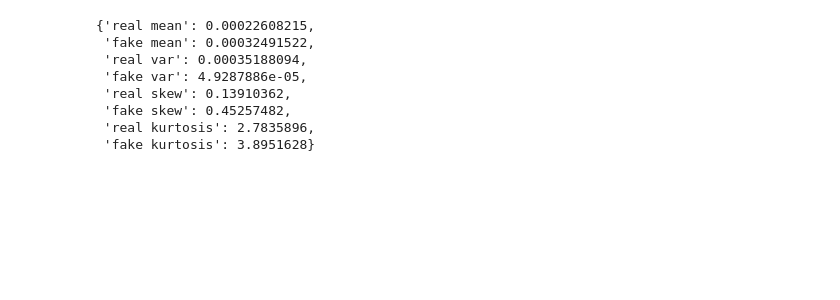
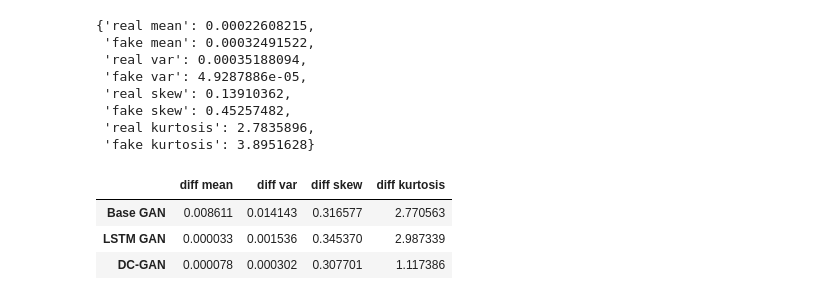
Before and after one commit to QMoayedpour/statapp-hsbc, a Jupyter notebook: first_gan.ipynb, the cells around one changed output. Saved outputs shown, nothing was run; the diff lists cells and outputs as text; code cells hidden in the pictures; blank space fills up the shorter version.

Commit message:
first GAN metriques moments

```diff
--- a/first_gan.ipynb
+++ b/first_gan.ipynb
@@ -370,3 +370,32 @@ get_moments(train_cnn)
  'fake skew': 0.45257482,
  'real kurtosis': 2.7835896,
  'fake kurtosis': 3.8951628}
+# %%
+Moments_base = get_moments(train)
+Moments_lstm = get_moments(train_lstm)
+Moments_cnn = get_moments(train_cnn)
+# %%
+diff_moments_base = {}
+for key in Moments_base.keys():
+    if key.startswith('real'):
+        diff_moments_base[f'diff {key[5:]}'] = abs(Moments_base[key]-Moments_base[f'fake {key[5:]}'])
+diff_moments_lstm = {}
+for key in Moments_lstm.keys():
+    if key.startswith('real'):
+        diff_moments_lstm[f'diff {key[5:]}'] = abs(Moments_lstm[key]-Moments_lstm[f'fake {key[5:]}'])
+diff_moments_cnn = {}
+for key in Moments_cnn.keys():
+    if key.startswith('real'):
+        diff_moments_cnn[f'diff {key[5:]}'] = abs(Moments_cnn[key]-Moments_cnn[f'fake {key[5:]}'])
+# %%
+df = pd.DataFrame([diff_moments_base, diff_moments_lstm, diff_moments_cnn], index=['Base GAN', 'LSTM GAN', 'DC-GAN'])
+def highlight_min(s):
+    is_min = s == s.min()
+    return ['color: red' if v else '' for v in is_min]
+df = df.style.apply(highlight_min)
+df
+# %% [output]
+|  | diff mean | diff var | diff skew | diff kurtosis |
+| Base GAN | 0.008611 | 0.014143 | 0.316577 | 2.770563 |
+| LSTM GAN | 0.000033 | 0.001536 | 0.345370 | 2.987339 |
+| DC-GAN | 0.000078 | 0.000302 | 0.307701 | 1.117386 |
```
Also changed, not shown: parts of 3 cells of this notebook, 1 other file.
